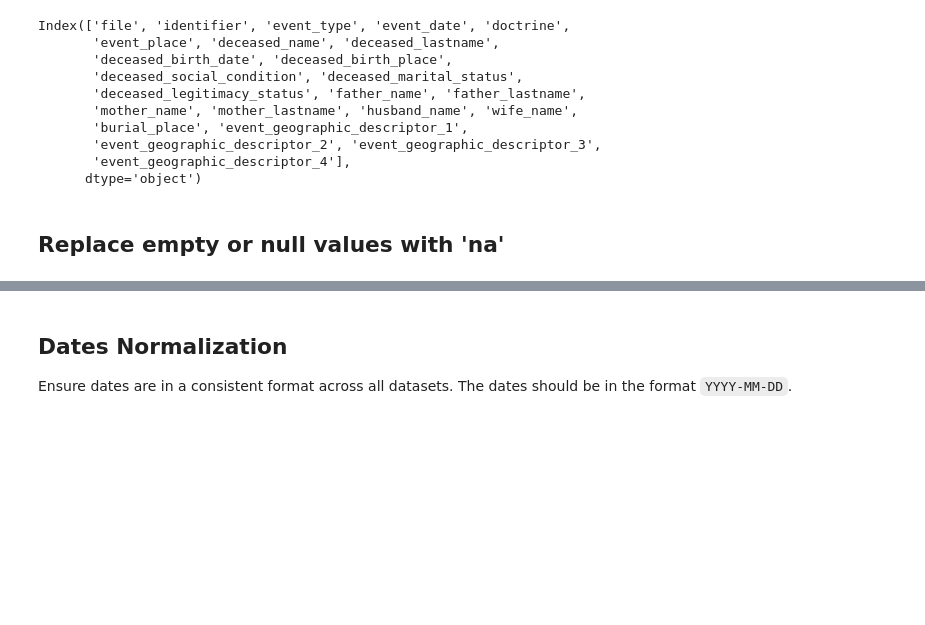
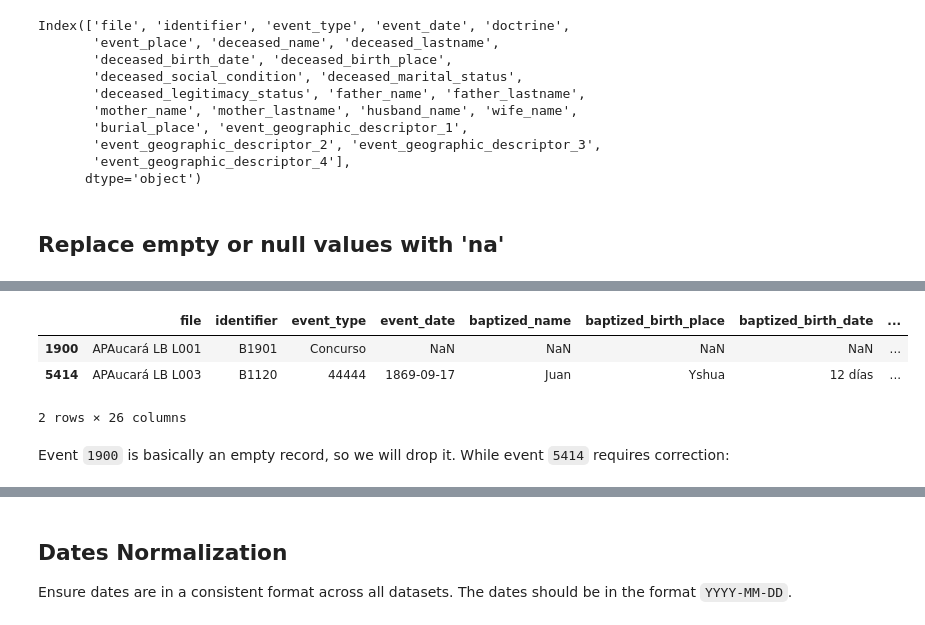
Before and after one commit to UCSB-AMPLab/sondondo, a Jupyter notebook: project_code/1_dataCleaning.ipynb, the cells around one changed output, grey strips where cells are left out. Cells and saved outputs as stored; diff of their text form; code cells hidden in the pictures; blank space fills up the shorter version.

```diff
--- a/project_code/1_dataCleaning.ipynb
+++ b/project_code/1_dataCleaning.ipynb
@@ -148,0 +151,4 @@ ENTIERROS_HARMONIZED = replace_empty_with_na(ENTIERROS_HARMONIZED)
+# %%
+BAUTISMOS_HARMONIZED = BAUTISMOS_HARMONIZED.dropna(how='all')
+MATRIMONIOS_HARMONIZED = MATRIMONIOS_HARMONIZED.dropna(how='all')
+ENTIERROS_HARMONIZED = ENTIERROS_HARMONIZED.dropna(how='all')
@@ -148,0 +161,9 @@ ENTIERROS_HARMONIZED = replace_empty_with_na(ENTIERROS_HARMONIZED)
+# %%
+BAUTISMOS_HARMONIZED.loc[~(BAUTISMOS_HARMONIZED['event_type'] == 'Bautizo')]
+# %% [output]
+|  | file | identifier | event_type | event_date | baptized_name | baptized_birth_place | baptized_birth_date | ... |
+| 1900 | APAucará LB L001 | B1901 | Concurso | NaN | NaN | NaN | NaN | ... |
+| 5414 | APAucará LB L003 | B1120 | 44444 | 1869-09-17 | Juan | Yshua | 12 días | ... |
+2 rows × 26 columns
+# %% [markdown]
+Event `1900` is basically an empty record, so we will drop it. While event `5414` requires correction:
```
Also changed, not shown: parts of 11 cells of this notebook, 2 other files.
